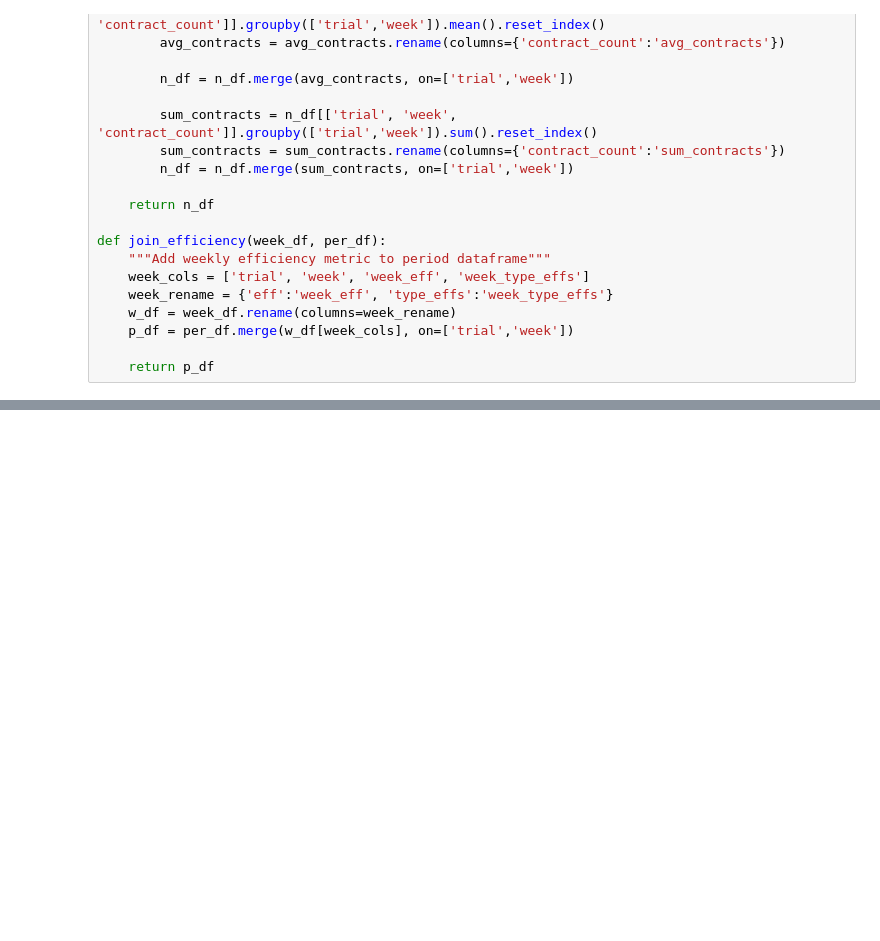
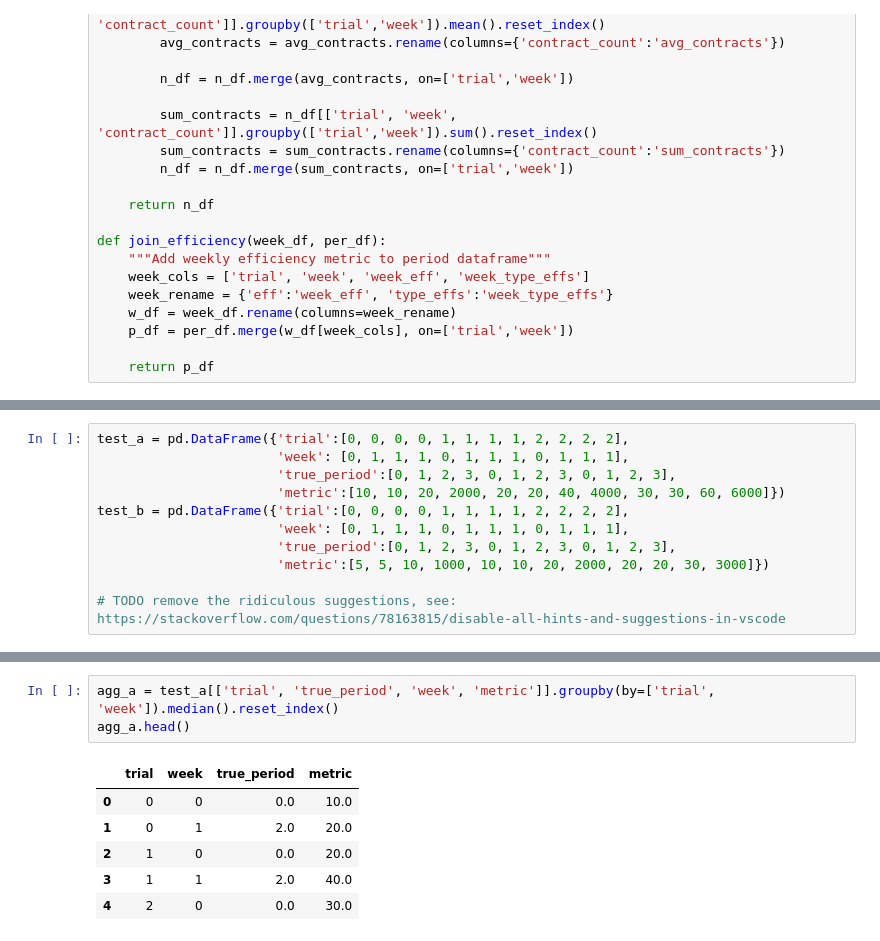
Before and after one commit to Kmccabe/dm_markets, a Jupyter notebook: modules_vCOVID/notebooks/dm_test_small_grid.ipynb, the cells around one changed output, grey strips where cells are left out. Cells and saved outputs as stored; diff of their text form; blank space fills up the shorter version.

```diff
--- a/modules_vCOVID/notebooks/dm_test_small_grid.ipynb
+++ b/modules_vCOVID/notebooks/dm_test_small_grid.ipynb
@@ -1486,0 +1512,11 @@ plot_boxplot_data([s1_tp_h, s2_tp_h], title=ttl, y_lab="Agent H", x_lab="True Pe
+# %%
+test_a = pd.DataFrame({'trial':[0, 0, 0, 0, 1, 1, 1, 1, 2, 2, 2, 2],
+                       'week': [0, 1, 1, 1, 0, 1, 1, 1, 0, 1, 1, 1],
+                       'true_period':[0, 1, 2, 3, 0, 1, 2, 3, 0, 1, 2, 3],
+                       'metric':[10, 10, 20, 2000, 20, 20, 40, 4000, 30, 30, 60, 6000]})
+test_b = pd.DataFrame({'trial':[0, 0, 0, 0, 1, 1, 1, 1, 2, 2, 2, 2],
+                       'week': [0, 1, 1, 1, 0, 1, 1, 1, 0, 1, 1, 1],
+                       'true_period':[0, 1, 2, 3, 0, 1, 2, 3, 0, 1, 2, 3],
+                       'metric':[5, 5, 10, 1000, 10, 10, 20, 2000, 20, 20, 30, 3000]})
+
+# TODO remove the ridiculous suggestions, see: https://stackoverflow.com/questions/78163815/disable-all-hints-and-suggestions-in-vscode
@@ -1486,0 +1552,10 @@ plot_boxplot_data([s1_tp_h, s2_tp_h], title=ttl, y_lab="Agent H", x_lab="True Pe
+# %%
+agg_a = test_a[['trial', 'true_period', 'week', 'metric']].groupby(by=['trial', 'week']).median().reset_index()
+agg_a.head()
+# %% [output]
+|  | trial | week | true_period | metric |
+| 0 | 0 | 0 | 0.0 | 10.0 |
+| 1 | 0 | 1 | 2.0 | 20.0 |
+| 2 | 1 | 0 | 0.0 | 20.0 |
+| 3 | 1 | 1 | 2.0 | 40.0 |
+| 4 | 2 | 0 | 0.0 | 30.0 |
```
Also changed, not shown: parts of 19 cells of this notebook.
